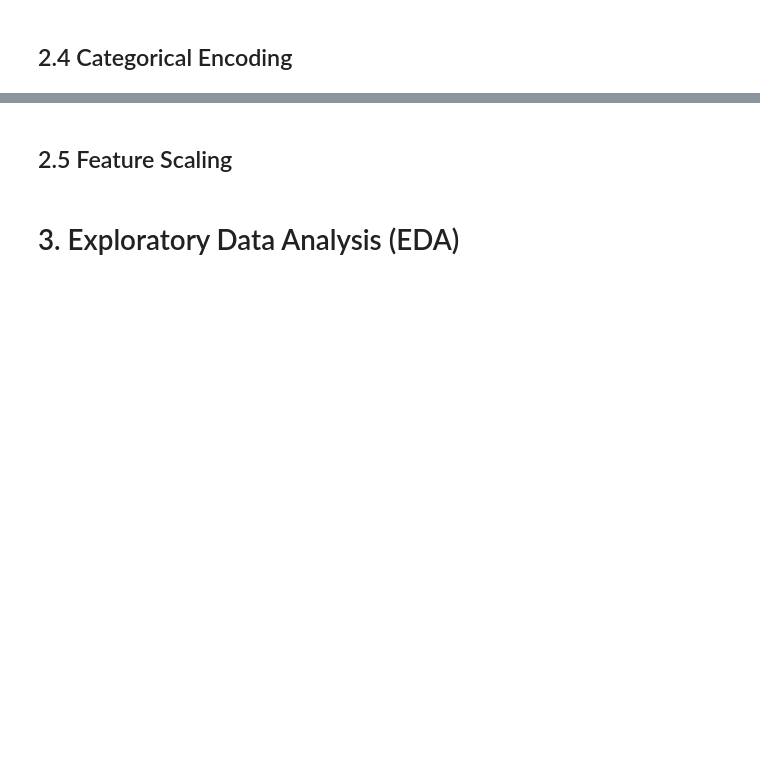
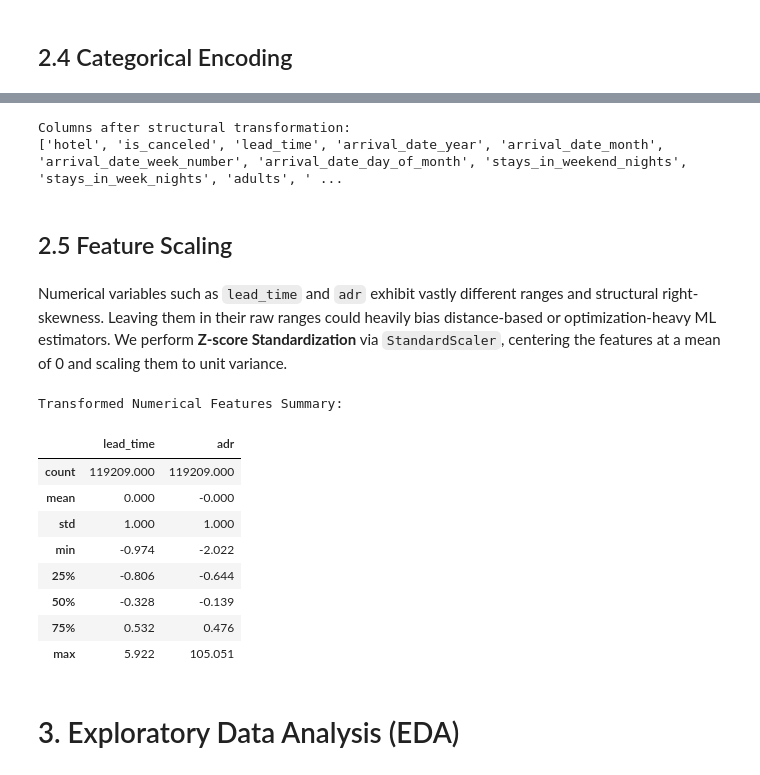
Before and after one commit to BaraahM/Hotel, a Jupyter notebook: WQF7004_GroupProject.ipynb, the cells around one changed output, grey strips where cells are left out. Drawn from its saved outputs; the diff is of its cells as text; code cells hidden in the pictures; blank space fills up the shorter version.

Commit message:
- preprocessing the dataset & solving issue.2 - adding the details for issue.3

```diff
--- a/WQF7004_GroupProject.ipynb
+++ b/WQF7004_GroupProject.ipynb
@@ -145,0 +181,16 @@ Name: count, dtype: int64
+# %%
+# Initial shape assessment
+initial_rows = df.shape[0]
+print(f"Initial number of records: {initial_rows}")
+
+# 1. Filter out rows where the total sum of guests is 0
+zero_guests_condition = (df['adults'] == 0) & (df['children'] == 0) & (df['babies'] == 0)
+df = df[~zero_guests_condition]
+print(f"Records after removing zero-guest rows: {df.shape[0]}")
+
+# 2. Filter out rows where ADR is negative
+df = df[df['adr'] >= 0]
+print(f"Final records after dropping negative ADR rows: {df.shape[0]}")
+
+# Calculate total rows dropped
+print(f"Total operational anomaly rows removed: {initial_rows - df.shape[0]}")
@@ -150,5 +250,49 @@ Name: count, dtype: int64
+# %%
+# 1. Map binary string feature 'hotel' to numeric values
+df['hotel'] = df['hotel'].map({'Resort Hotel': 0, 'City Hotel': 1})
+
+# List of nominal categorical attributes to scale out via one-hot encoding
+categorical_columns = ['meal', 'market_segment', 'deposit_type']
+
+# 2. Execute One-Hot Encoding using pd.get_dummies
+df = pd.get_dummies(df, columns=categorical_columns, drop_first=True)
+
+# preventing the linear dependence model trap.
+print("Columns after structural transformation:")
+print(df.columns.tolist()[:15])
+# %% [output]
+Columns after structural transformation:
+['hotel', 'is_canceled', 'lead_time', 'arrival_date_year', 'arrival_date_month', 'arrival_date_week_number', 'arrival_date_day_of_month', 'stays_in_weekend_nights', 'stays_in_week_nights', 'adults', ' ...
 # %% [markdown]
 ## 2.5 Feature Scaling
+# %% [markdown]
+Numerical variables such as `lead_time` and `adr` exhibit vastly different ranges and structural right-skewness. Leaving them in their raw ranges could heavily bias distance-based or optimization-heavy ML estimators. We perform **Z-score Standardization** via `StandardScaler`, centering the features at a mean of 0 and scaling them to unit variance.
+# %%
+from sklearn.preprocessing import StandardScaler
+
+# Instantiate standard scaling transformation engine
+scaler = StandardScaler()
+
+# Target skewed operational continuous columns
+scaling_targets = ['lead_time', 'adr']
+
+# Fit scaler parameters and map standardized shifts back to the dataframe
+df[scaling_targets] = scaler.fit_transform(df[scaling_targets])
+
+# Validate results by inspecting transformed statistical configurations
+print("Transformed Numerical Features Summary:")
+df[scaling_targets].describe().round(3)
+# %% [output]
+Transformed Numerical Features Summary:
+|  | lead_time | adr |
+| count | 119209.000 | 119209.000 |
+| mean | 0.000 | -0.000 |
+| std | 1.000 | 1.000 |
+| min | -0.974 | -2.022 |
+| 25% | -0.806 | -0.644 |
+| 50% | -0.328 | -0.139 |
+| 75% | 0.532 | 0.476 |
+| max | 5.922 | 105.051 |
 # %% [markdown]
 # 3. Exploratory Data Analysis (EDA)
 # %% [markdown]
```
Also changed, not shown: parts of 12 cells of this notebook.
